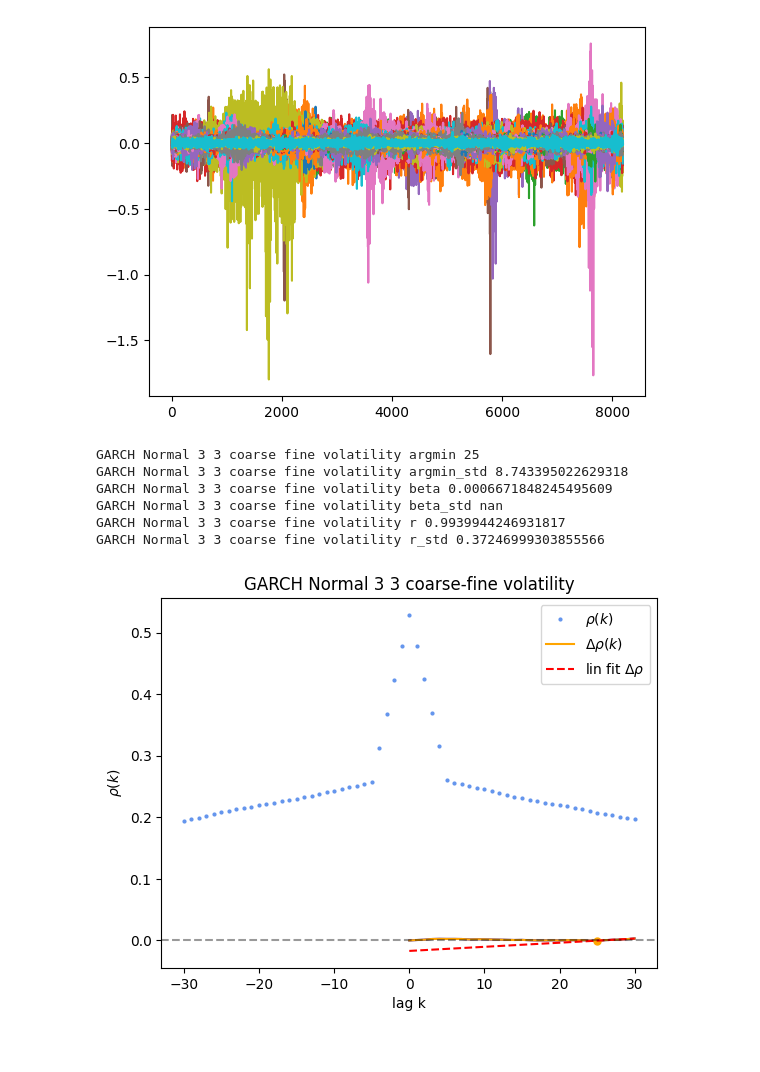
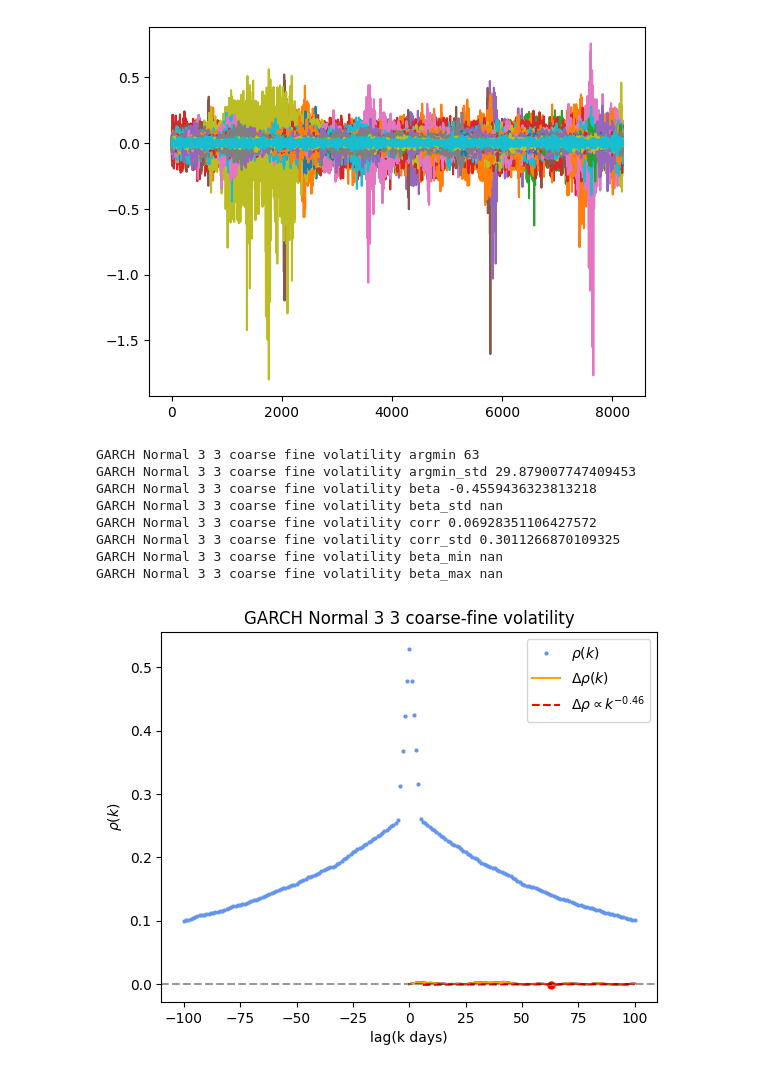
Before and after one commit to ncograf/synthetic_data, a Jupyter notebook: notebooks/coarse_fine_volatility.ipynb, the cells around one changed output. Cells and saved outputs as stored; diff of their text form; code cells hidden in the pictures.

Commit message:
Update notebooks with new plots

```diff
--- a/notebooks/coarse_fine_volatility.ipynb
+++ b/notebooks/coarse_fine_volatility.ipynb
@@ -89,16 +100,27 @@ plt.show()
 # %% [output]
 [figure]
 # %%
-stats = ["argmin", "argmin_std", "beta", "beta_std", "r", "r_std"]
+stats = [
+    "argmin",
+    "argmin_std",
+    "beta",
+    "beta_std",
+    "corr",
+    "corr_std",
+    "beta_min",
+    "beta_max",
+]
 cfvol.visualize_stat(plt.gca(), garch_log_rets, "GARCH Normal 3 3", stats)
 # plt.savefig("/home/nico/edu/masterthesis/presentations/week16/figures/cfv.png")
 plt.show()
 plt.close()
 # %% [output]
-GARCH Normal 3 3 coarse fine volatility argmin 25
-GARCH Normal 3 3 coarse fine volatility argmin_std 8.743395022629318
-GARCH Normal 3 3 coarse fine volatility beta 0.0006671848245495609
+GARCH Normal 3 3 coarse fine volatility argmin 63
+GARCH Normal 3 3 coarse fine volatility argmin_std 29.879007747409453
+GARCH Normal 3 3 coarse fine volatility beta -0.4559436323813218
 GARCH Normal 3 3 coarse fine volatility beta_std nan
-GARCH Normal 3 3 coarse fine volatility r 0.9939944246931817
-GARCH Normal 3 3 coarse fine volatility r_std 0.37246999303855566
+GARCH Normal 3 3 coarse fine volatility corr 0.06928351106427572
+GARCH Normal 3 3 coarse fine volatility corr_std 0.3011266870109325
+GARCH Normal 3 3 coarse fine volatility beta_min nan
+GARCH Normal 3 3 coarse fine volatility beta_max nan
-[figure, old version]
+[figure, new version]
```
Also changed, not shown: parts of 1 cell of this notebook, 6 other files.
